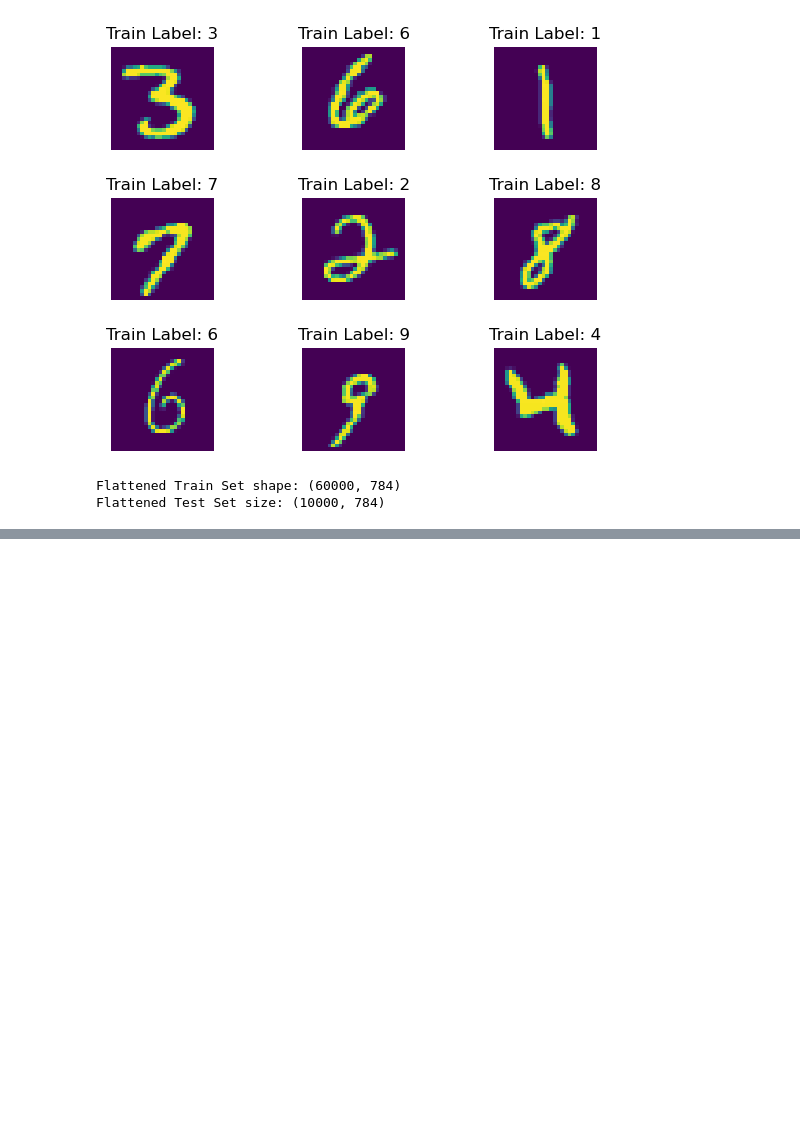
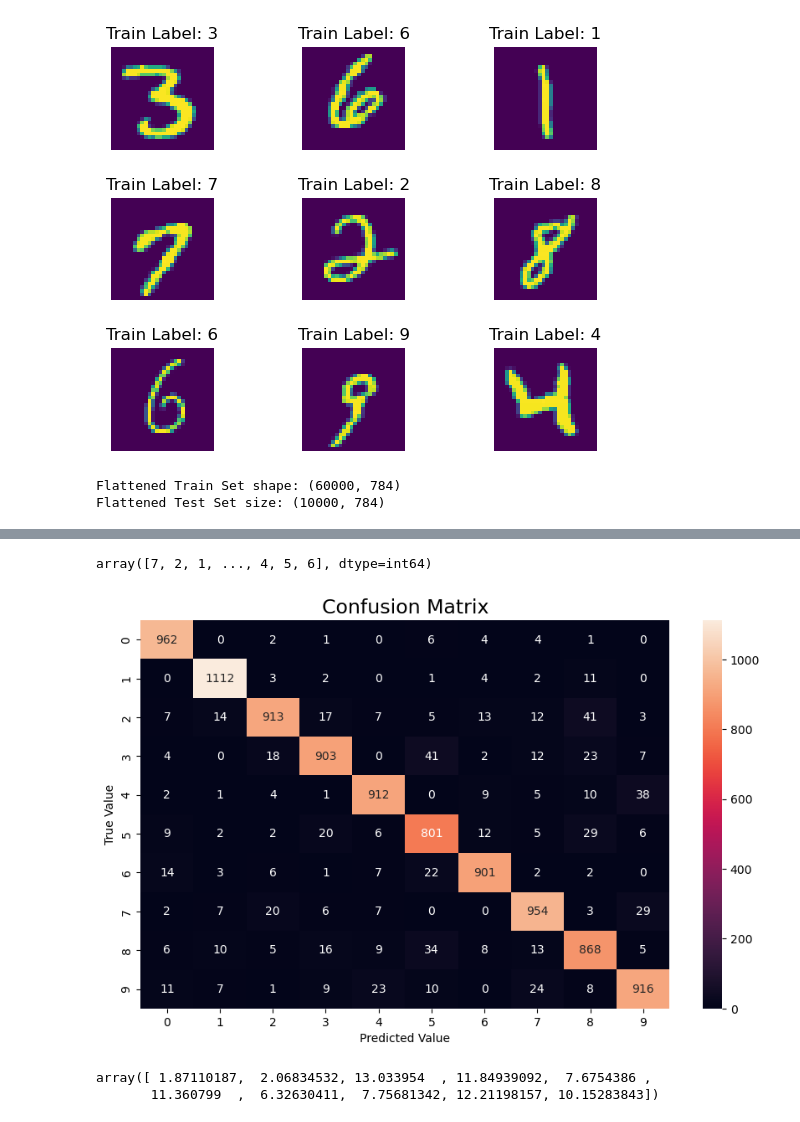
Before and after one commit to Gregoritsch3/DL_Digit_Recognition, a Jupyter notebook: DL_DigitRecognition.ipynb, the cells around one changed output, grey strips where cells are left out. Cells and saved outputs as stored; diff of their text form; code cells hidden in the pictures; blank space fills up the shorter version.

```diff
--- a/DL_DigitRecognition.ipynb
+++ b/DL_DigitRecognition.ipynb
@@ -34,9 +31,9 @@ plt.show()
 # %% [output]
 [figure]
 # %%
-#Unrolling image data
-X_train_flattened = X_train.reshape(len(X_train),28*28)
-X_test_flattened = X_test.reshape(len(X_test),28*28)
+#Unrolling and normalizing image data
+X_train_flattened = X_train.reshape(len(X_train),28*28) / 255
+X_test_flattened = X_test.reshape(len(X_test),28*28) / 255
 # %%
 #Size check
 print(f"Flattened Train Set shape: {X_train_flattened.shape}\nFlattened Test Set size: {X_test_flattened.shape}")
@@ -50,0 +43,8 @@ model = Sequential([
+# %%
+#Building Basic NN model
+model = Sequential([
+    Dense(units=10, input_shape=(784,), activation='sigmoid')
+])
+
+model.compile(optimizer='adam', loss='sparse_categorical_crossentropy', metrics=['accuracy'])
+model.fit(X_train_flattened, y_train, epochs=5)
@@ -50,0 +63,3 @@ model = Sequential([
+# %%
+y_preds = model.predict(X_test_flattened)
+model.evaluate(X_test_flattened, y_test)
@@ -50,0 +70,20 @@ model = Sequential([
+# %%
+#Storing predictions into array using argmax
+y_preds = np.array([np.argmax(i) for i in y_preds])
+# %%
+y_preds
+# %% [output]
+array([7, 2, 1, ..., 4, 5, 6], dtype=int64)
+# %%
+#Confusion Matrix for error analysis
+cm = tf.math.confusion_matrix(labels=y_test, predictions=y_preds)
+plt.figure(figsize=(10,7))
+sns.heatmap(cm, annot=True, fmt='d')
+plt.xlabel('Predicted Value')
+plt.ylabel('True Value')
+plt.title("Confusion Matrix", fontsize=17)
+plt.tight_layout(pad=6)
+plt.savefig("images/Conf_Matrix.png", bbox_inches="tight")
+plt.show()
+# %% [output]
+[figure, added]
@@ -50,0 +98,6 @@ model = Sequential([
+# %%
+miss_class_list = (np.array(miss_class_list) - 1) * 100
+miss_class_list
+# %% [output]
+array([ 1.87110187,  2.06834532, 13.033954  , 11.84939092,  7.6754386 ,
+       11.360799  ,  6.32630411,  7.75681342, 12.21198157, 10.15283843])
```
Also changed, not shown: parts of 7 cells of this notebook.
